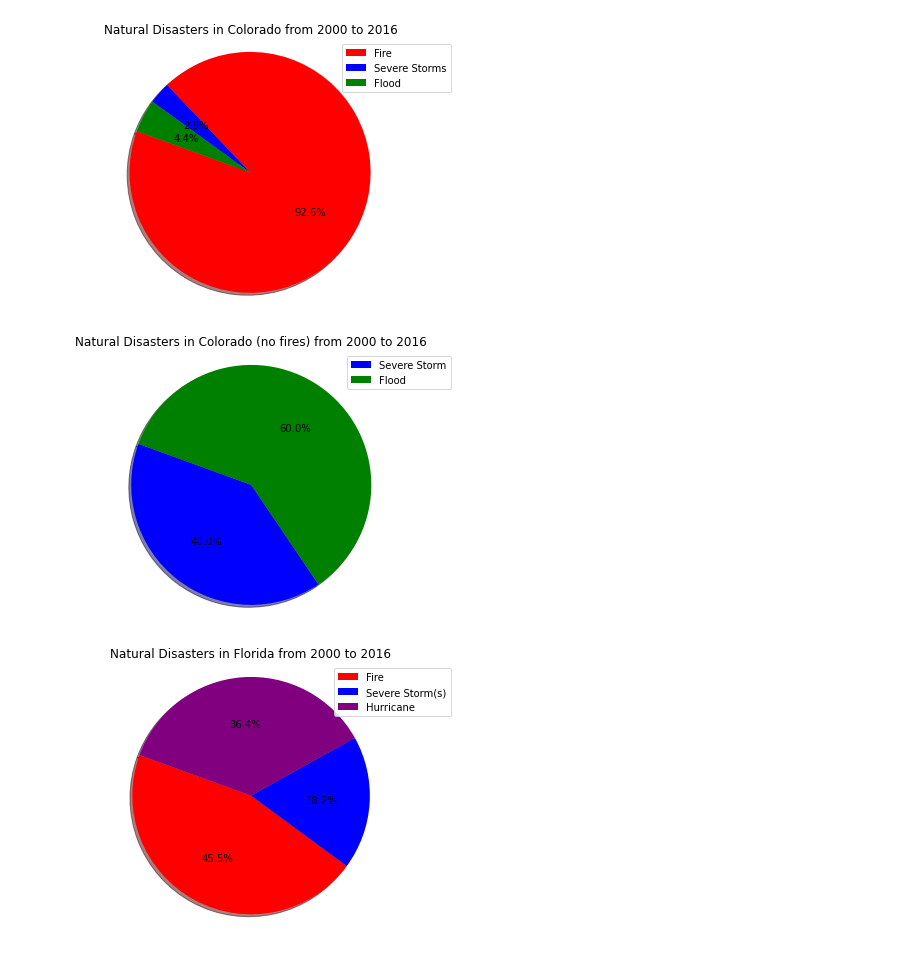
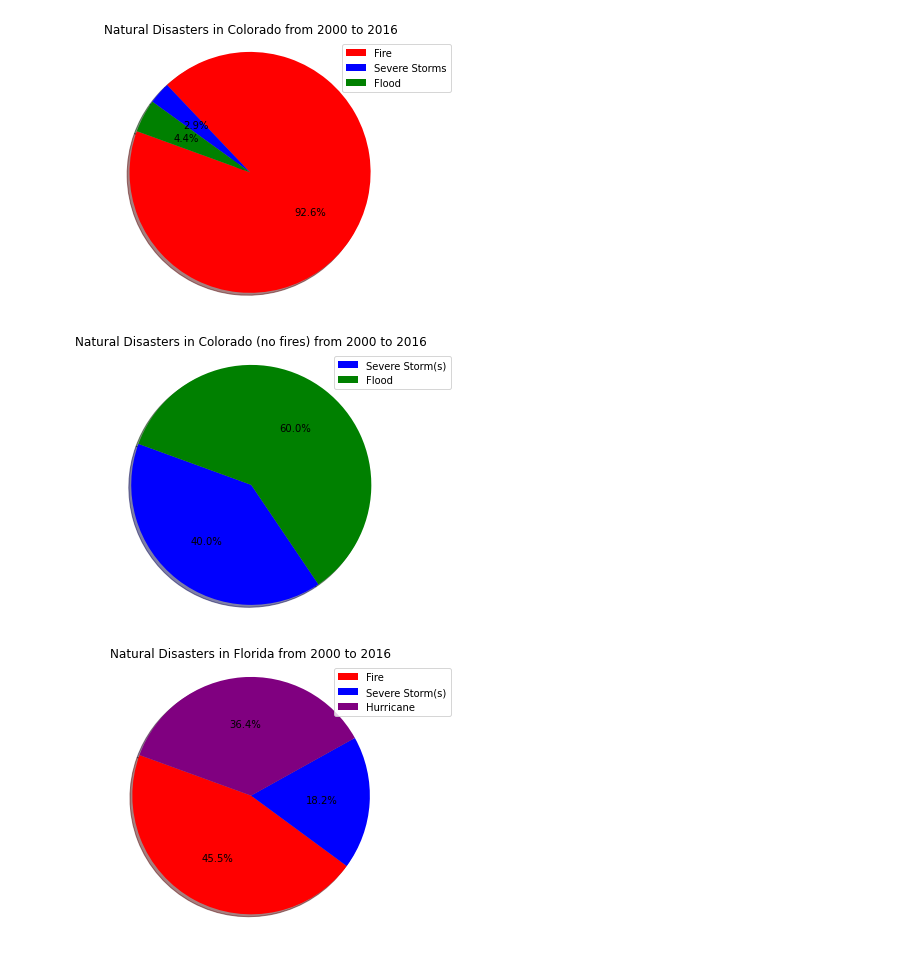
Before and after one commit to bleeclt/pro1group, a Jupyter notebook: natural_disaster_and_pollution.ipynb, the cells around one changed output. Cells and saved outputs as stored; diff of their text form; code cells hidden in the pictures.

```diff
--- a/natural_disaster_and_pollution.ipynb
+++ b/natural_disaster_and_pollution.ipynb
@@ -948,18 +932,18 @@ plt.savefig("Images/CO_Disasters.png")
 [figure]
 # %%
 #Colorado vs Natural Disasters without fires Pie Chart
-labels = ["Severe Storm", "Flood"]
+labels = ["Severe Storm(s)", "Flood"]
 sizes = (2, co_flood)
 colors = ["blue", "green"]
 
 plt.pie(sizes, colors=colors, shadow = True, startangle=160, autopct="%1.1f%%")
 plt.legend(labels, loc="best")
 plt.axis("equal")
 plt.tight_layout()
 plt.title("Natural Disasters in Colorado (no fires) from 2000 to 2016")
 plt.savefig("Images/CO_Disasters_No_Fire.png")
 # %% [output]
-[figure, old version]
+[figure, new version]
 # %%
 fl_fires = fl_disaster["Natural Disaster"].str.count('Fire').sum()
 fl_hurricane = fl_disaster["Natural Disaster"].str.count('Hurricane').sum()
```
Also changed, not shown: parts of 7 cells of this notebook, 6 other files.
